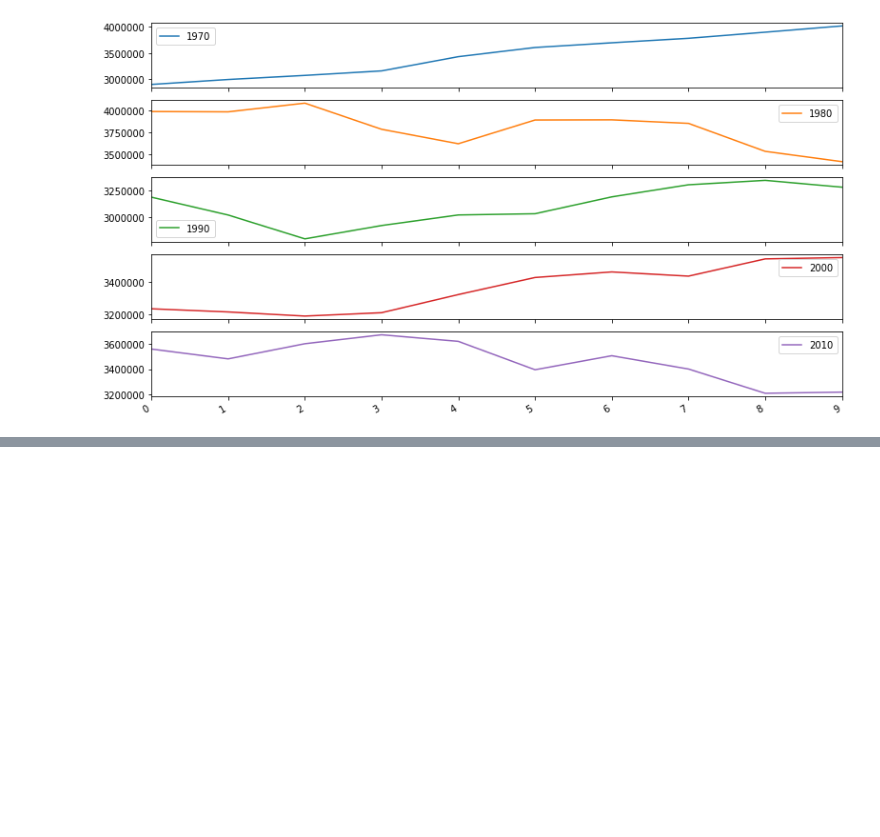
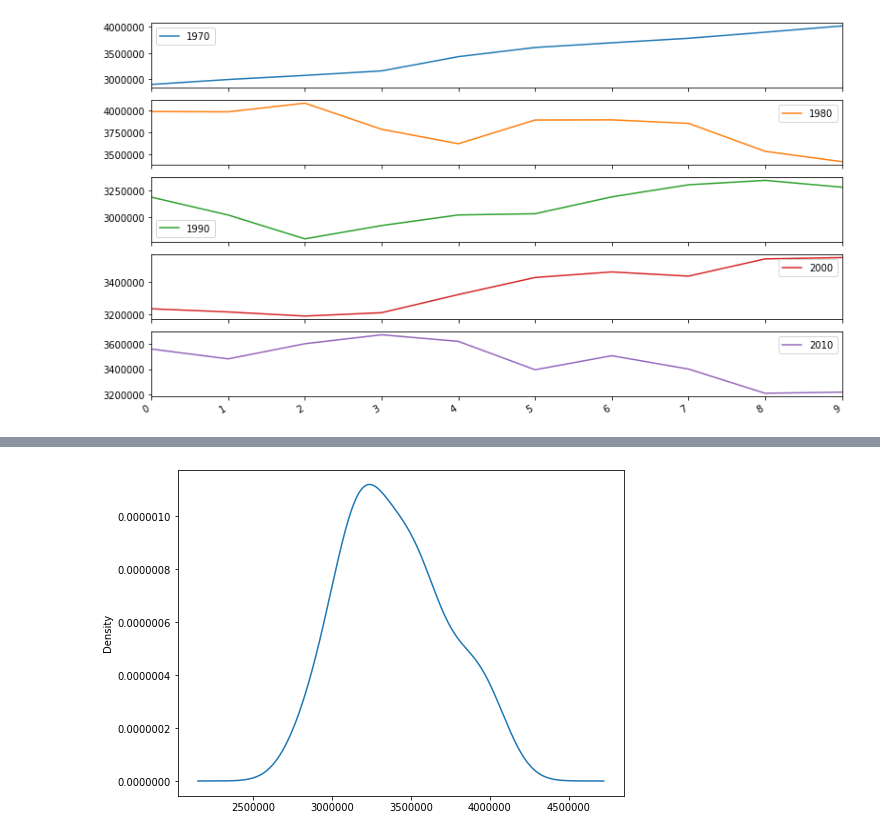
Before and after one commit to msanchez-ayala/energy-consumption, a Jupyter notebook: eda_modeling_experimentation.ipynb, the cells around one changed output, grey strips where cells are left out. Saved outputs shown, nothing was run; the diff lists cells and outputs as text; code cells hidden in the pictures; blank space fills up the shorter version.

```diff
--- a/eda_modeling_experimentation.ipynb
+++ b/eda_modeling_experimentation.ipynb
@@ -143,0 +235,4 @@ fig.show()
+# %%
+total_df['Nonrenewable Sources'].plot(kind='kde', figsize = (8,6));
+# %% [output]
+[figure, added]
```
Also changed, not shown: parts of 33 cells of this notebook.
